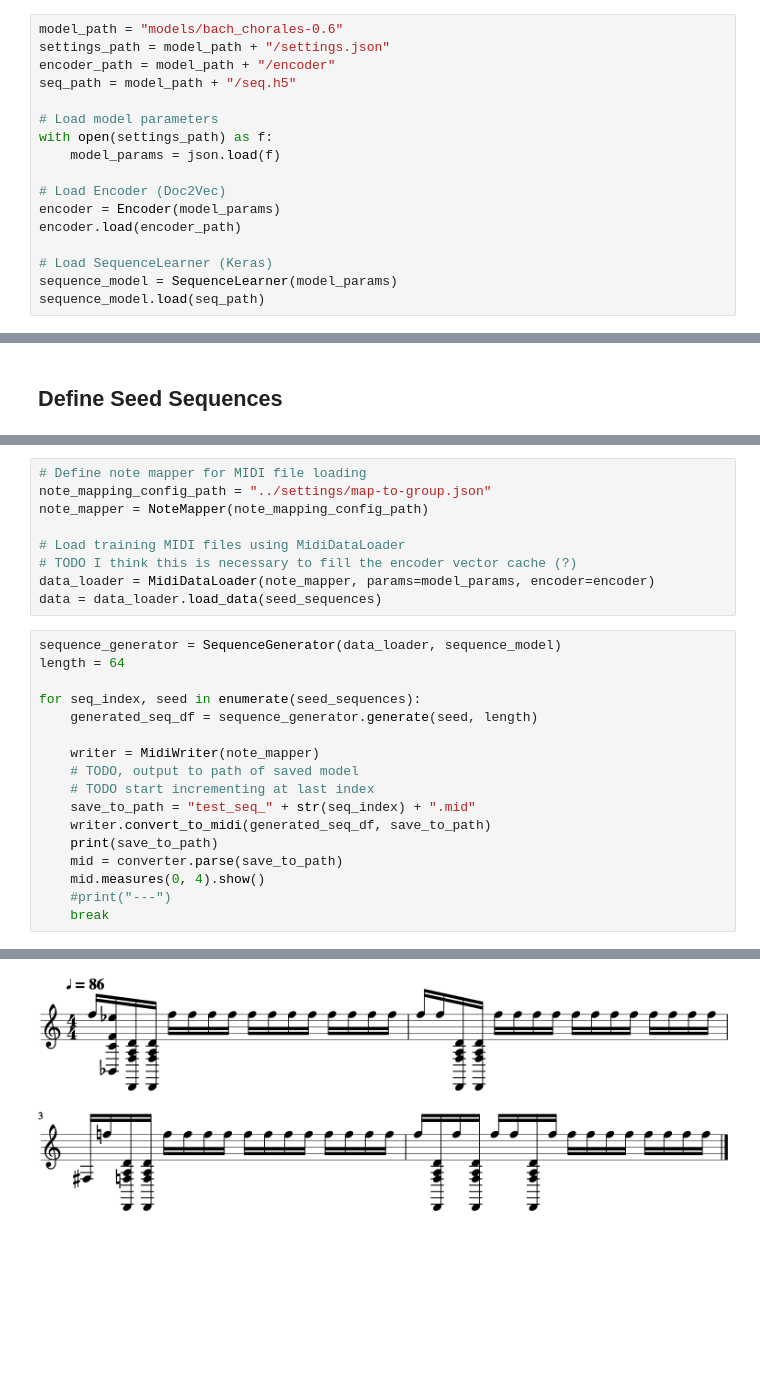
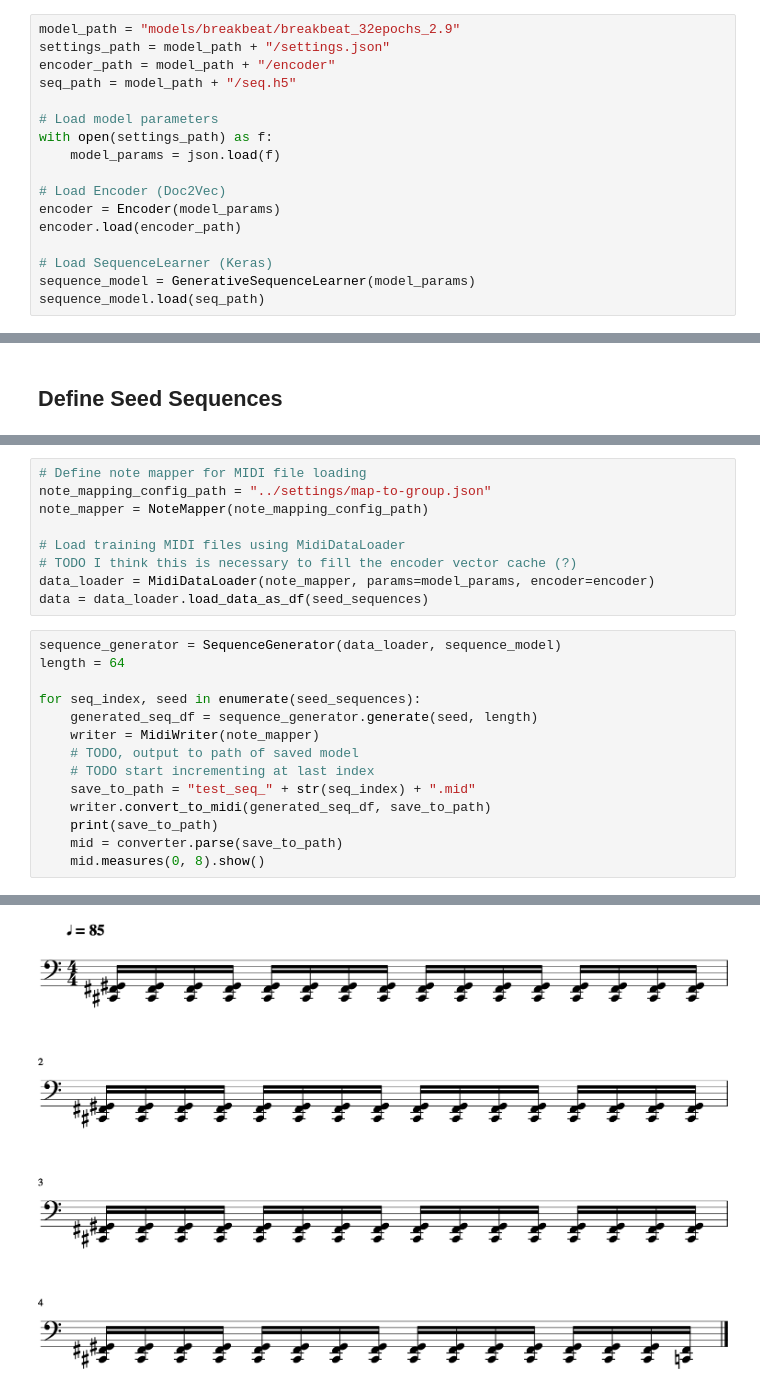
Before and after one commit to TaylorPeer/Midi2Vec, a Jupyter notebook: notebooks/Sequence Generation.ipynb, the cells around one changed output, grey strips where cells are left out. Drawn from its saved outputs; the diff is of its cells as text; blank space fills up the shorter version.

```diff
--- a/notebooks/Sequence Generation.ipynb
+++ b/notebooks/Sequence Generation.ipynb
@@ -31,7 +32,7 @@ logger.addHandler(stream_handler)
 # %% [markdown]
 ## Load Pre-Trained Models
 # %%
-model_path = "models/bach_chorales-0.6"
+model_path = "models/breakbeat/breakbeat_32epochs_2.9"
 settings_path = model_path + "/settings.json"
 encoder_path = model_path + "/encoder"
 seq_path = model_path + "/seq.h5"
@@ -45,6 +46,6 @@ encoder = Encoder(model_params)
 encoder.load(encoder_path)
 
 # Load SequenceLearner (Keras)
-sequence_model = SequenceLearner(model_params)
+sequence_model = GenerativeSequenceLearner(model_params)
 sequence_model.load(seq_path)
 # %% [output]
@@ -79,24 +140,21 @@ note_mapper = NoteMapper(note_mapping_config_path)
 # Load training MIDI files using MidiDataLoader
 # TODO I think this is necessary to fill the encoder vector cache (?)
 data_loader = MidiDataLoader(note_mapper, params=model_params, encoder=encoder)
-data = data_loader.load_data(seed_sequences)
+data = data_loader.load_data_as_df(seed_sequences)
 # %%
 sequence_generator = SequenceGenerator(data_loader, sequence_model)
 length = 64
 
 for seq_index, seed in enumerate(seed_sequences):
     generated_seq_df = sequence_generator.generate(seed, length)
-
     writer = MidiWriter(note_mapper)
     # TODO, output to path of saved model
     # TODO start incrementing at last index
     save_to_path = "test_seq_" + str(seq_index) + ".mid"
     writer.convert_to_midi(generated_seq_df, save_to_path)
     print(save_to_path)
     mid = converter.parse(save_to_path)
-    mid.measures(0, 4).show()
-    #print("---")
-    break
+    mid.measures(0, 8).show()
 # %% [output]
 test_seq_0.mid
-[figure, old version]
+[figure, new version]
```
Also changed, not shown: parts of 7 cells of this notebook, 36 other files.
